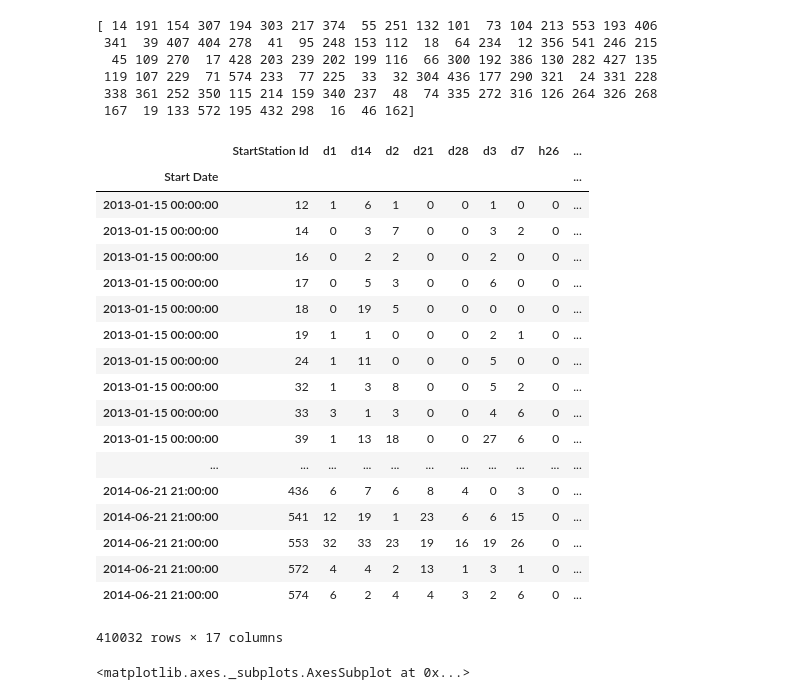
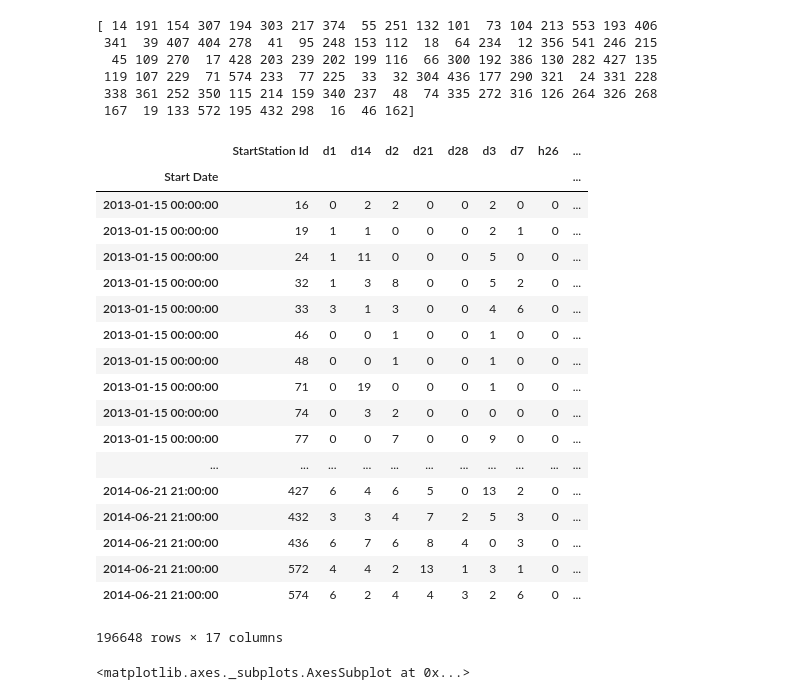
Before and after one commit to cs229-bike-prediction/bike-prediction, a Jupyter notebook: read_data_test.ipynb, the cells around one changed output. Saved outputs shown, nothing was run; the diff lists cells and outputs as text; code cells hidden in the pictures.

```diff
--- a/read_data_test.ipynb
+++ b/read_data_test.ipynb
@@ -33,9 +33,9 @@ rides = bike_prediction.read_data.get_rides(20)
 filtered_rides = bike_prediction.read_data.filter_top_stations(rides, 100)
 
 filtered_c = [None, None, None]
-filtered_c[0] = bike_prediction.read_data.filter_top_clusters(rides, 1,  10)
-filtered_c[1] = bike_prediction.read_data.filter_top_clusters(rides, 11, 40)
-filtered_c[2] = bike_prediction.read_data.filter_top_clusters(rides, 40, 100)
+filtered_c[0] = bike_prediction.read_data.filter_top_clusters(rides, 1,  20)
+filtered_c[1] = bike_prediction.read_data.filter_top_clusters(rides, 21, 50)
+filtered_c[2] = bike_prediction.read_data.filter_top_clusters(rides, 51, 100)
 # %% [output]
 [ 14 191 154 307 194 303 217 374  55 251 132 101  73 104 213 553 193 406
  341  39 407 404 278  41  95 248 153 112  18  64 234  12 356 541 246 215
@@ -61,27 +61,27 @@ X = bike_prediction.read_data.add_cluster(X, filtered_c)
 X.to_csv('XY8_3H.csv')
 # %%
 # X['Y']['2013-01-20'].plot()
-X
+X[X['label']==2]
 # %% [output]
 |  | StartStation Id | d1 | d14 | d2 | d21 | d28 | d3 | d7 | h26 | ... |
 | Start Date |  |  |  |  |  |  |  |  |  | ... |
-| 2013-01-15 00:00:00 | 12 | 1 | 6 | 1 | 0 | 0 | 1 | 0 | 0 | ... |
-| 2013-01-15 00:00:00 | 14 | 0 | 3 | 7 | 0 | 0 | 3 | 2 | 0 | ... |
 | 2013-01-15 00:00:00 | 16 | 0 | 2 | 2 | 0 | 0 | 2 | 0 | 0 | ... |
-| 2013-01-15 00:00:00 | 17 | 0 | 5 | 3 | 0 | 0 | 6 | 0 | 0 | ... |
-| 2013-01-15 00:00:00 | 18 | 0 | 19 | 5 | 0 | 0 | 0 | 0 | 0 | ... |
 | 2013-01-15 00:00:00 | 19 | 1 | 1 | 0 | 0 | 0 | 2 | 1 | 0 | ... |
 | 2013-01-15 00:00:00 | 24 | 1 | 11 | 0 | 0 | 0 | 5 | 0 | 0 | ... |
 | 2013-01-15 00:00:00 | 32 | 1 | 3 | 8 | 0 | 0 | 5 | 2 | 0 | ... |
 | 2013-01-15 00:00:00 | 33 | 3 | 1 | 3 | 0 | 0 | 4 | 6 | 0 | ... |
-| 2013-01-15 00:00:00 | 39 | 1 | 13 | 18 | 0 | 0 | 27 | 6 | 0 | ... |
+| 2013-01-15 00:00:00 | 46 | 0 | 0 | 1 | 0 | 0 | 1 | 0 | 0 | ... |
+| 2013-01-15 00:00:00 | 48 | 0 | 0 | 1 | 0 | 0 | 1 | 0 | 0 | ... |
+| 2013-01-15 00:00:00 | 71 | 0 | 19 | 0 | 0 | 0 | 1 | 0 | 0 | ... |
+| 2013-01-15 00:00:00 | 74 | 0 | 3 | 2 | 0 | 0 | 0 | 0 | 0 | ... |
+| 2013-01-15 00:00:00 | 77 | 0 | 0 | 7 | 0 | 0 | 9 | 0 | 0 | ... |
 | ... | ... | ... | ... | ... | ... | ... | ... | ... | ... | ... |
+| 2014-06-21 21:00:00 | 427 | 6 | 4 | 6 | 5 | 0 | 13 | 2 | 0 | ... |
+| 2014-06-21 21:00:00 | 432 | 3 | 3 | 4 | 7 | 2 | 5 | 3 | 0 | ... |
 | 2014-06-21 21:00:00 | 436 | 6 | 7 | 6 | 8 | 4 | 0 | 3 | 0 | ... |
-| 2014-06-21 21:00:00 | 541 | 12 | 19 | 1 | 23 | 6 | 6 | 15 | 0 | ... |
-| 2014-06-21 21:00:00 | 553 | 32 | 33 | 23 | 19 | 16 | 19 | 26 | 0 | ... |
 | 2014-06-21 21:00:00 | 572 | 4 | 4 | 2 | 13 | 1 | 3 | 1 | 0 | ... |
 | 2014-06-21 21:00:00 | 574 | 6 | 2 | 4 | 4 | 3 | 2 | 6 | 0 | ... |
-410032 rows × 17 columns
+196648 rows × 17 columns
 # %%
 # X[X['StartStation Id']==194]['h23']['2014-02-1':'2014-02-15'].plot()
 X[X['StartStation Id']==300]['Y']['2014-03-9'].plot()
```
Also changed, not shown: 3 other files.
